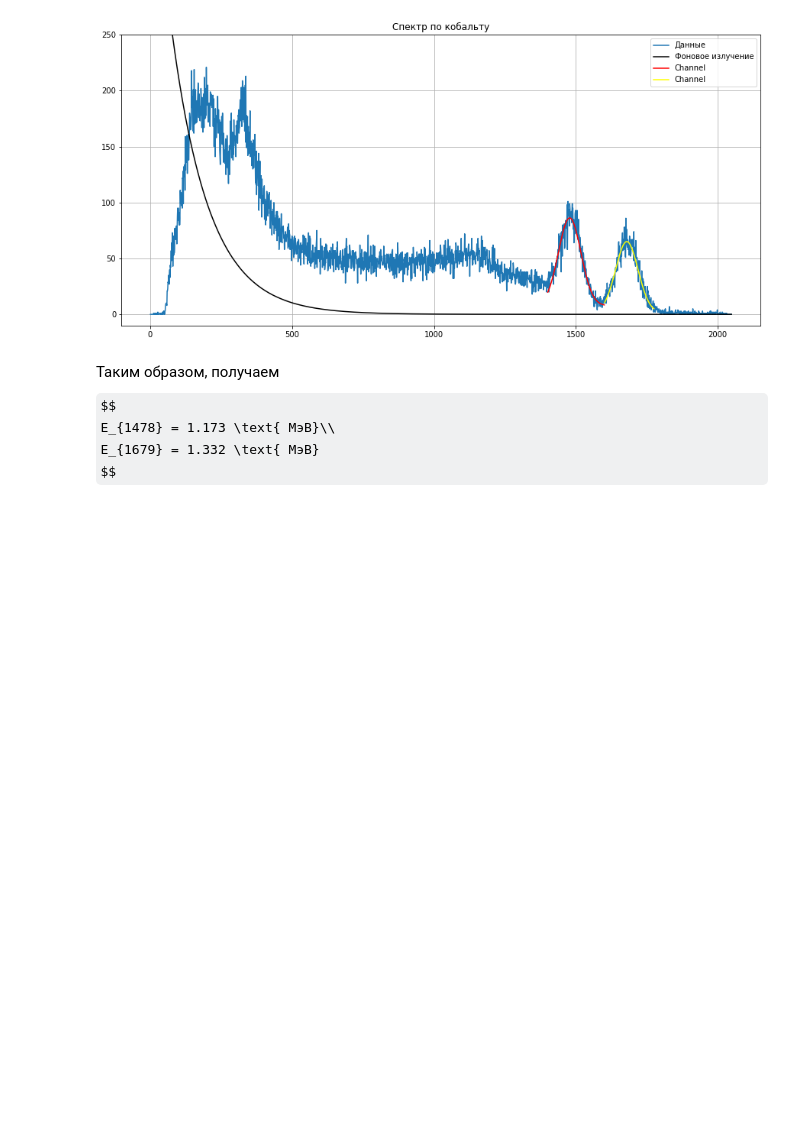
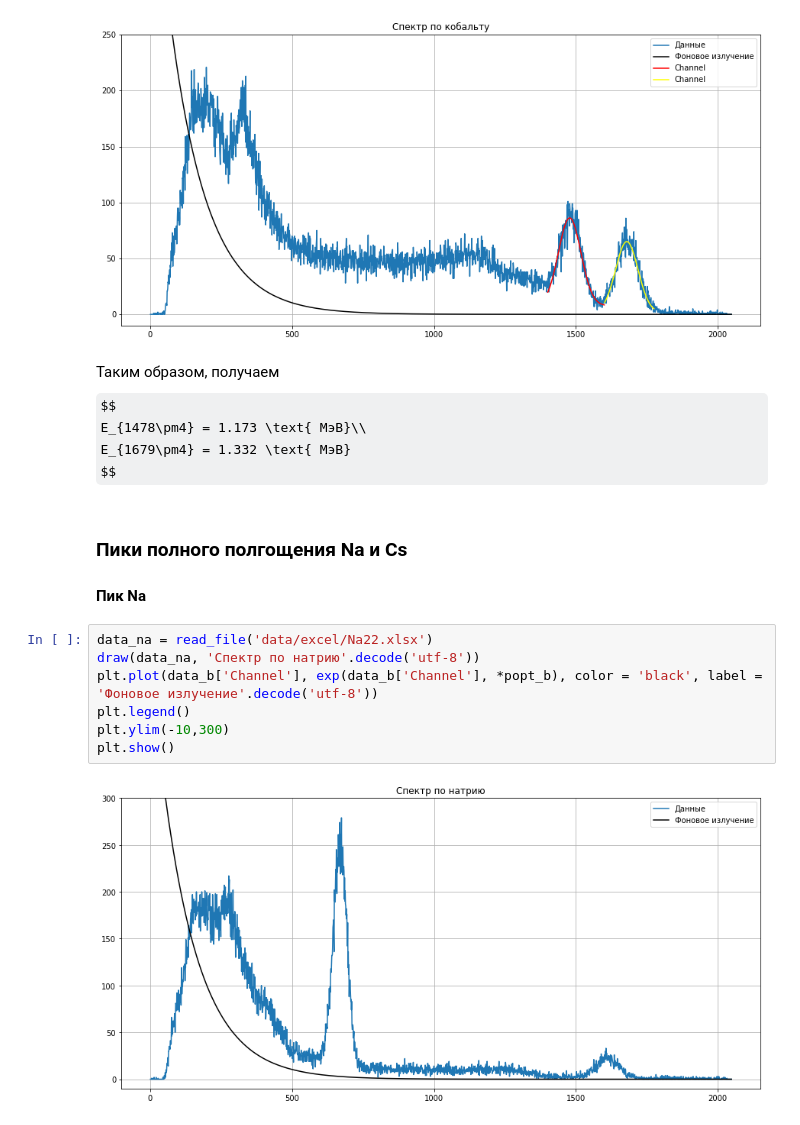
Before and after one commit to QDGeorge/Physics_Labs, a Jupyter notebook: 5sem/Lab_5_5_5/YetAnotherTry.ipynb, the cells around one changed output. Saved outputs shown, nothing was run; the diff lists cells and outputs as text; some formulas as TeX source; blank space fills up the shorter version.

```diff
--- a/5sem/Lab_5_5_5/YetAnotherTry.ipynb
+++ b/5sem/Lab_5_5_5/YetAnotherTry.ipynb
@@ -154,6 +154,18 @@ plt.show()
 # %% [markdown]
 Таким образом, получаем
 $$
-E_{1478} = 1.173 \text{ МэВ}\\
-E_{1679} = 1.332 \text{ МэВ}
+E_{1478\pm4} = 1.173 \text{ МэВ}\\
+E_{1679\pm4} = 1.332 \text{ МэВ}
 $$
+# %% [markdown]
+### Пики полного полгощения Na и Cs
+#### Пик Na
+# %%
+data_na = read_file('data/excel/Na22.xlsx')
+draw(data_na, 'Спектр по натрию'.decode('utf-8'))
+plt.plot(data_b['Channel'], exp(data_b['Channel'], *popt_b), color = 'black', label = 'Фоновое излучение'.decode('utf-8'))
+plt.legend()
+plt.ylim(-10,300)
+plt.show()
+# %% [output]
+[figure, added]
```
Also changed, not shown: parts of 12 cells of this notebook, 1 other file.
